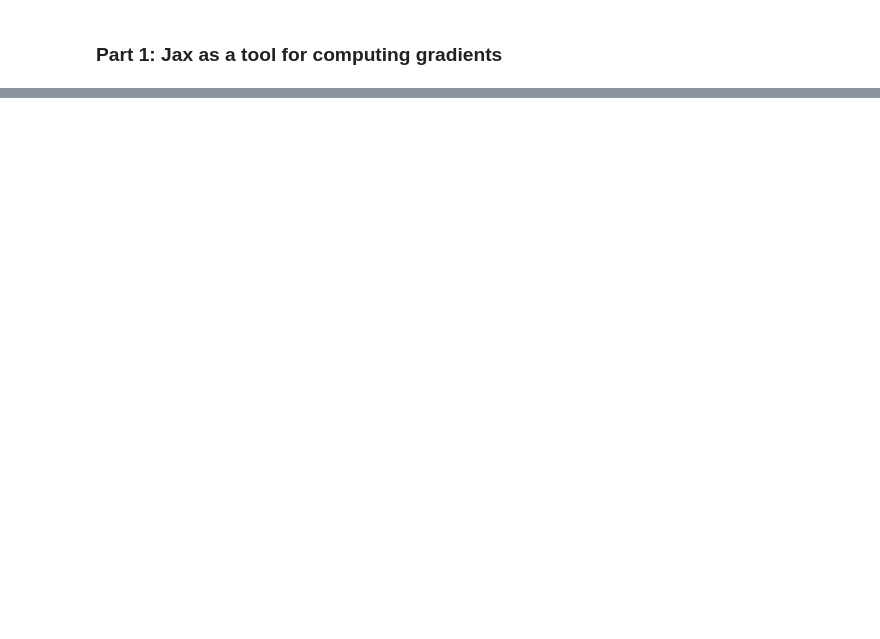
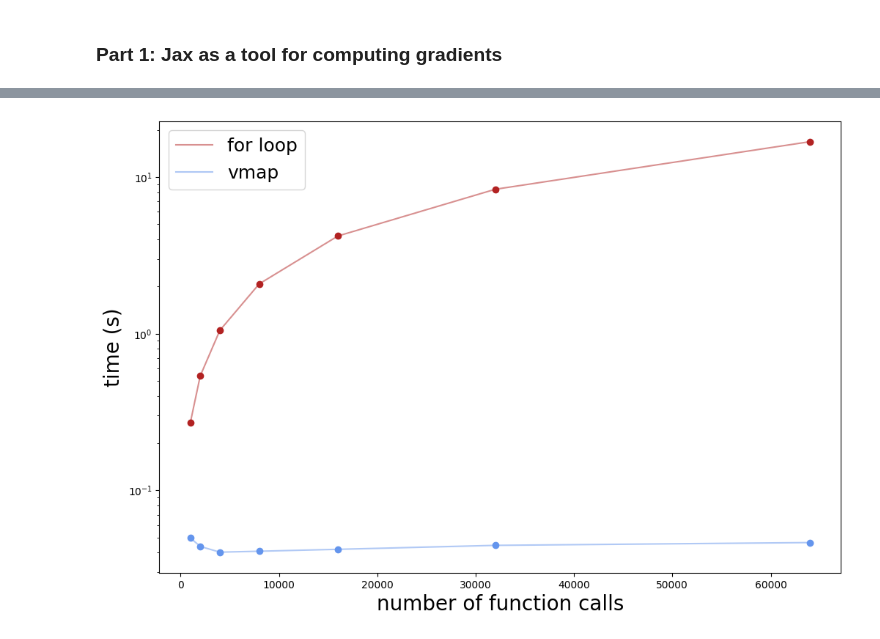
Before and after one commit to jpalafou/jax-tutorial, a Jupyter notebook: jax-presentation.ipynb, the cells around one changed output, grey strips where cells are left out. Saved outputs shown, nothing was run; the diff lists cells and outputs as text; code cells hidden in the pictures; blank space fills up the shorter version.

Commit message:
added sharding and vmap

```diff
--- a/jax-presentation.ipynb
+++ b/jax-presentation.ipynb
@@ -36,0 +135,7 @@ x_jnp
+# %%
+# Let's include the batch dim to the inputs
+batch_size = 8
+batched_a = jnp.stack([a] * batch_size)
+batched_b = jnp.stack([b] * batch_size)
+print(f"batched_a shape: {batched_a.shape}")
+print(f"batched_b shape: {batched_b.shape}")
@@ -36,0 +161,32 @@ x_jnp
+# %%
+# lets compare the runtimes
+import time
+
+n = [1000, 2000, 4000, 8000, 16000, 32000, 64000]
+time_loop = []
+time_vmap = []
+for iters in n:
+    start = time.time()
+    for i in range(iters):
+        weighted_mean(a, b)
+    time_loop.append(time.time() - start)
+
+    batch_size = iters
+    batched_a = jnp.stack([a] * batch_size)
+    batched_b = jnp.stack([b] * batch_size)
+    start = time.time()
+    jax.vmap(weighted_mean)(batched_a, batched_b)
+    time_vmap.append(time.time() - start)
+# %%
+fig = plt.figure(figsize=(12,8))
+plt.plot(n, time_loop, label="for loop", alpha=0.5, c='firebrick')
+plt.scatter(n, time_loop, c='firebrick')
+plt.plot(n, time_vmap, label="vmap", alpha=0.5, c='cornflowerblue')
+plt.scatter(n, time_vmap, c='cornflowerblue')
+plt.yscale("log")
+plt.xlabel("number of function calls", fontsize=20)
+plt.ylabel("time (s)", fontsize=20)
+plt.legend(fontsize=18)
+plt.show();
+# %% [output]
+[figure, added]
```
Also changed, not shown: parts of 24 cells of this notebook.
